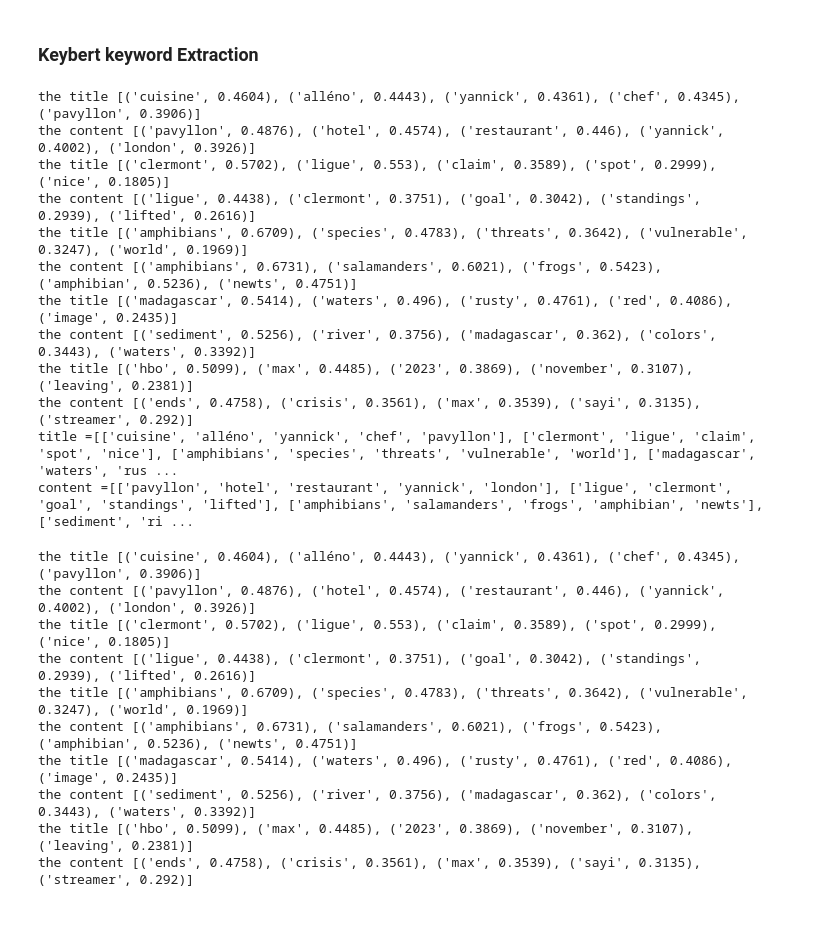
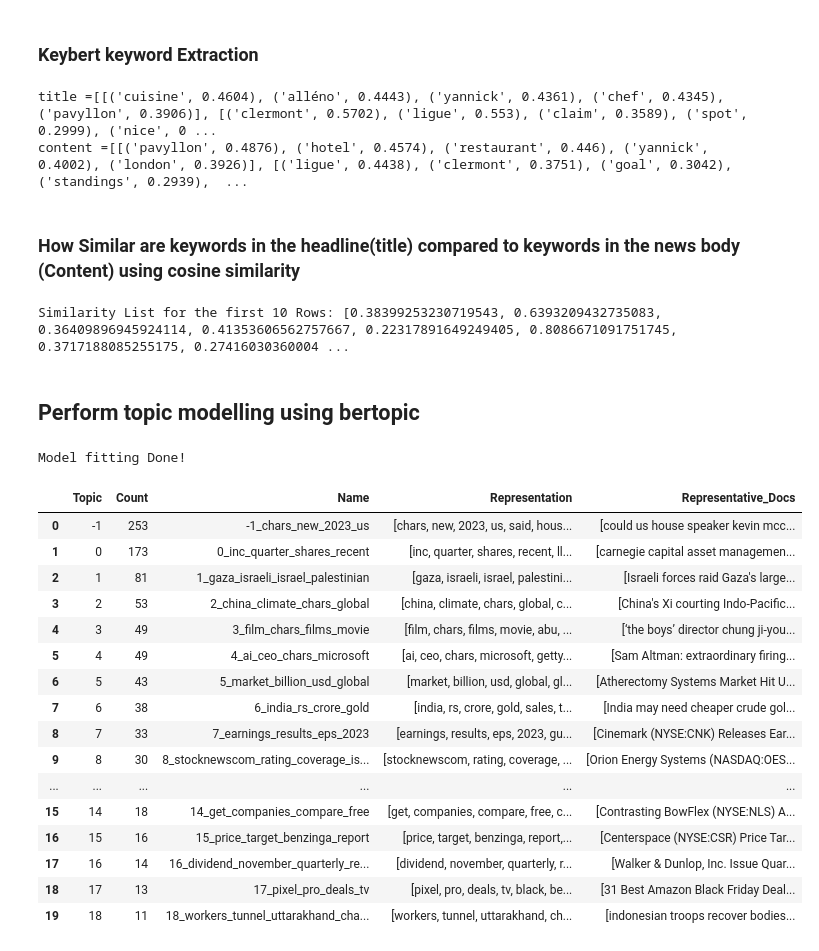
Before and after one commit to MamaMoh/news_correlation_10ac_week0, a Jupyter notebook: notebooks/eda.ipynb, the cells around one changed output. Cells and saved outputs as stored; diff of their text form; code cells hidden in the pictures; blank space fills up the shorter version.

Commit message:
Topic modeling using BerTopic and Tracking model version using MLFlow

```diff
--- a/notebooks/eda.ipynb
+++ b/notebooks/eda.ipynb
@@ -378,38 +364,55 @@ plt.show()
 ### Keybert keyword Extraction
 # %%
 
-from src.utils import keybert_keyword_extraction
 # Extract keywords from specified fields
-itle_keywords_list, content_keywords_list = keybert_keyword_extraction(ratingData.head(5))
+title_keywords_list, content_keywords_list = keybert_keyword_extraction(ratingData.head(100))
 
-
-
-print(f'title ={itle_keywords_list}')
+print(f'title ={title_keywords_list}')
 print(f'content ={content_keywords_list}')
 # %% [output]
-the title [('cuisine', 0.4604), ('alléno', 0.4443), ('yannick', 0.4361), ('chef', 0.4345), ('pavyllon', 0.3906)]
-the content [('pavyllon', 0.4876), ('hotel', 0.4574), ('restaurant', 0.446), ('yannick', 0.4002), ('london', 0.3926)]
-the title [('clermont', 0.5702), ('ligue', 0.553), ('claim', 0.3589), ('spot', 0.2999), ('nice', 0.1805)]
-the content [('ligue', 0.4438), ('clermont', 0.3751), ('goal', 0.3042), ('standings', 0.2939), ('lifted', 0.2616)]
-the title [('amphibians', 0.6709), ('species', 0.4783), ('threats', 0.3642), ('vulnerable', 0.3247), ('world', 0.1969)]
-the content [('amphibians', 0.6731), ('salamanders', 0.6021), ('frogs', 0.5423), ('amphibian', 0.5236), ('newts', 0.4751)]
-the title [('madagascar', 0.5414), ('waters', 0.496), ('rusty', 0.4761), ('red', 0.4086), ('image', 0.2435)]
-the content [('sediment', 0.5256), ('river', 0.3756), ('madagascar', 0.362), ('colors', 0.3443), ('waters', 0.3392)]
-the title [('hbo', 0.5099), ('max', 0.4485), ('2023', 0.3869), ('november', 0.3107), ('leaving', 0.2381)]
-the content [('ends', 0.4758), ('crisis', 0.3561), ('max', 0.3539), ('sayi', 0.3135), ('streamer', 0.292)]
-title =[['cuisine', 'alléno', 'yannick', 'chef', 'pavyllon'], ['clermont', 'ligue', 'claim', 'spot', 'nice'], ['amphibians', 'species', 'threats', 'vulnerable', 'world'], ['madagascar', 'waters', 'rus ...
-content =[['pavyllon', 'hotel', 'restaurant', 'yannick', 'london'], ['ligue', 'clermont', 'goal', 'standings', 'lifted'], ['amphibians', 'salamanders', 'frogs', 'amphibian', 'newts'], ['sediment', 'ri ...
+title =[[('cuisine', 0.4604), ('alléno', 0.4443), ('yannick', 0.4361), ('chef', 0.4345), ('pavyllon', 0.3906)], [('clermont', 0.5702), ('ligue', 0.553), ('claim', 0.3589), ('spot', 0.2999), ('nice', 0 ...
+content =[[('pavyllon', 0.4876), ('hotel', 0.4574), ('restaurant', 0.446), ('yannick', 0.4002), ('london', 0.3926)], [('ligue', 0.4438), ('clermont', 0.3751), ('goal', 0.3042), ('standings', 0.2939),  ...
-# %%
-# Extract keywords from specified fields
-itle_keywords_list, content_keywords_list = keybert_keyword_extraction(ratingData.head(5))
-# %% [output]
-the title [('cuisine', 0.4604), ('alléno', 0.4443), ('yannick', 0.4361), ('chef', 0.4345), ('pavyllon', 0.3906)]
-the content [('pavyllon', 0.4876), ('hotel', 0.4574), ('restaurant', 0.446), ('yannick', 0.4002), ('london', 0.3926)]
-the title [('clermont', 0.5702), ('ligue', 0.553), ('claim', 0.3589), ('spot', 0.2999), ('nice', 0.1805)]
-the content [('ligue', 0.4438), ('clermont', 0.3751), ('goal', 0.3042), ('standings', 0.2939), ('lifted', 0.2616)]
-the title [('amphibians', 0.6709), ('species', 0.4783), ('threats', 0.3642), ('vulnerable', 0.3247), ('world', 0.1969)]
-the content [('amphibians', 0.6731), ('salamanders', 0.6021), ('frogs', 0.5423), ('amphibian', 0.5236), ('newts', 0.4751)]
-the title [('madagascar', 0.5414), ('waters', 0.496), ('rusty', 0.4761), ('red', 0.4086), ('image', 0.2435)]
-the content [('sediment', 0.5256), ('river', 0.3756), ('madagascar', 0.362), ('colors', 0.3443), ('waters', 0.3392)]
-the title [('hbo', 0.5099), ('max', 0.4485), ('2023', 0.3869), ('november', 0.3107), ('leaving', 0.2381)]
-the content [('ends', 0.4758), ('crisis', 0.3561), ('max', 0.3539), ('sayi', 0.3135), ('streamer', 0.292)]
+# %% [markdown]
+### How Similar are keywords in the headline(title) compared to keywords in the news body (Content) using cosine similarity
+# %%
+
+# Calculate similarity
+similarity_list = calculate_similarity(title_keywords_list, content_keywords_list)
+
+print("Similarity List for the first 10 Rows:", similarity_list)
+# %% [output]
+Similarity List for the first 10 Rows: [0.38399253230719543, 0.6393209432735083, 0.36409896945924114, 0.41353606562757667, 0.22317891649249405, 0.8086671091751745, 0.3717188085255175, 0.27416030360004 ...
+# %% [markdown]
+## Perform topic modelling using bertopic
+# %%
+
+sampled_data = ratingData.sample(1000)
+#sampled_data=ratingData
+sampled_data['text'] = sampled_data['title'] + ' ' + sampled_data['content']
+sampled_list = sampled_data['text'].tolist()
+
+sampled_list = [remove_stopwords(text) for text in sampled_list]
+
+topic_model = BERTopic()
+topics,probs = topic_model.fit_transform(sampled_list)
+print('Model fitting Done!')
+topic_model.get_topic_info()
+# %% [output]
+Model fitting Done!
+|  | Topic | Count | Name | Representation | Representative_Docs |
+| 0 | -1 | 253 | -1_chars_new_2023_us | [chars, new, 2023, us, said, hous... | [could us house speaker kevin mcc... |
+| 1 | 0 | 173 | 0_inc_quarter_shares_recent | [inc, quarter, shares, recent, ll... | [carnegie capital asset managemen... |
+| 2 | 1 | 81 | 1_gaza_israeli_israel_palestinian | [gaza, israeli, israel, palestini... | [Israeli forces raid Gaza's large... |
+| 3 | 2 | 53 | 2_china_climate_chars_global | [china, climate, chars, global, c... | [China's Xi courting Indo-Pacific... |
+| 4 | 3 | 49 | 3_film_chars_films_movie | [film, chars, films, movie, abu, ... | [‘the boys’ director chung ji-you... |
+| 5 | 4 | 49 | 4_ai_ceo_chars_microsoft | [ai, ceo, chars, microsoft, getty... | [Sam Altman: extraordinary firing... |
+| 6 | 5 | 43 | 5_market_billion_usd_global | [market, billion, usd, global, gl... | [Atherectomy Systems Market Hit U... |
+| 7 | 6 | 38 | 6_india_rs_crore_gold | [india, rs, crore, gold, sales, t... | [India may need cheaper crude gol... |
+| 8 | 7 | 33 | 7_earnings_results_eps_2023 | [earnings, results, eps, 2023, gu... | [Cinemark (NYSE:CNK) Releases Ear... |
+| 9 | 8 | 30 | 8_stocknewscom_rating_coverage_is... | [stocknewscom, rating, coverage, ... | [Orion Energy Systems (NASDAQ:OES... |
+| ... | ... | ... | ... | ... | ... |
+| 15 | 14 | 18 | 14_get_companies_compare_free | [get, companies, compare, free, c... | [Contrasting BowFlex (NYSE:NLS) A... |
+| 16 | 15 | 16 | 15_price_target_benzinga_report | [price, target, benzinga, report,... | [Centerspace (NYSE:CSR) Price Tar... |
+| 17 | 16 | 14 | 16_dividend_november_quarterly_re... | [dividend, november, quarterly, r... | [Walker & Dunlop, Inc. Issue Quar... |
+| 18 | 17 | 13 | 17_pixel_pro_deals_tv | [pixel, pro, deals, tv, black, be... | [31 Best Amazon Black Friday Deal... |
+| 19 | 18 | 11 | 18_workers_tunnel_uttarakhand_cha... | [workers, tunnel, uttarakhand, ch... | [indonesian troops recover bodies... |
```
Also changed, not shown: parts of 6 cells of this notebook, 28 other files.
